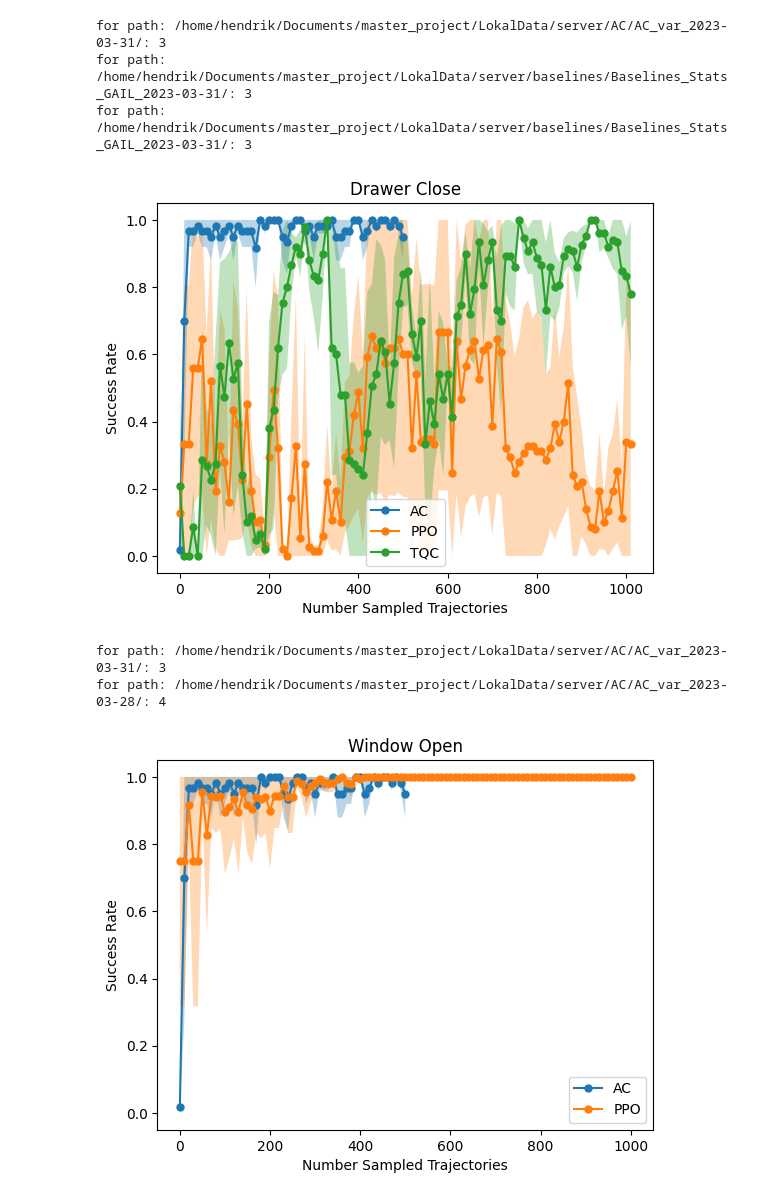
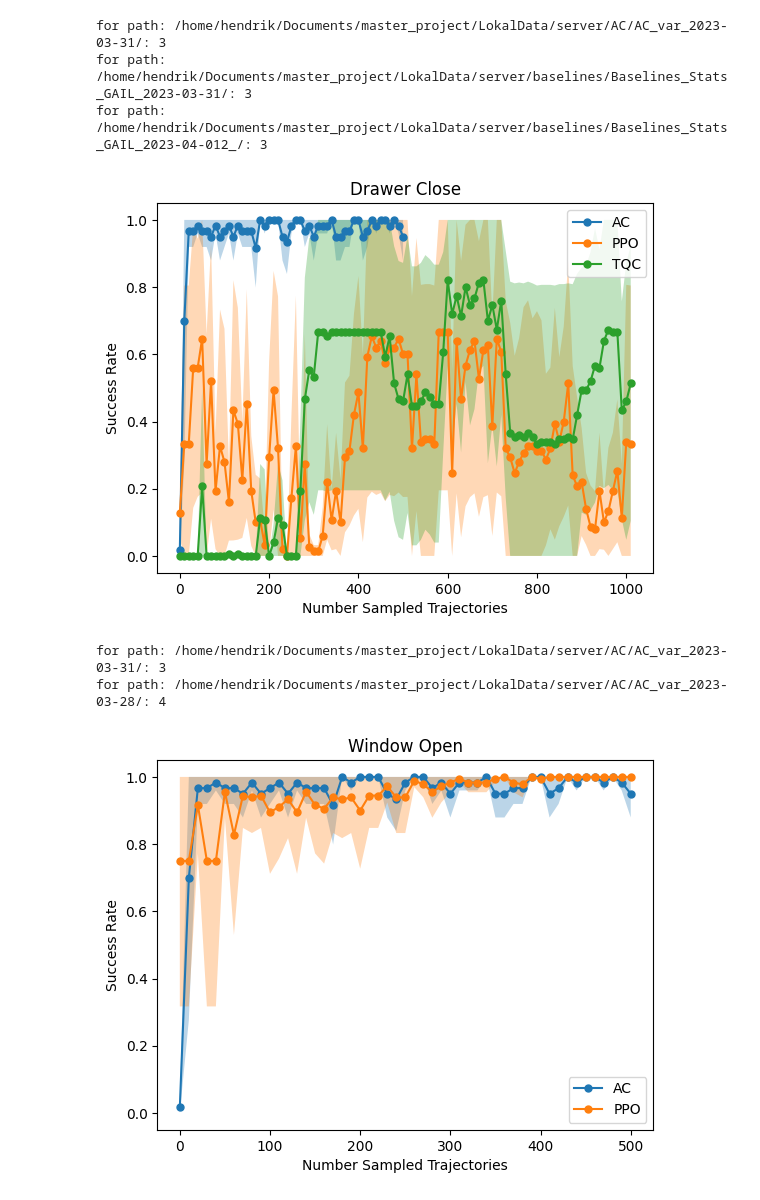
Before and after one commit to ReliableTree/ActiveCritic, a Jupyter notebook: src/active_critic/analyze_stats/dense_0/drawerclose.ipynb, the cells around one changed output. Drawn from its saved outputs; the diff is of its cells as text; code cells hidden in the pictures.

```diff
--- a/src/active_critic/analyze_stats/dense_0/drawerclose.ipynb
+++ b/src/active_critic/analyze_stats/dense_0/drawerclose.ipynb
@@ -1,37 +1,37 @@
 # %%
 from active_critic.analyze_stats.analyze_stats import make_plot
 
 AC_path = '/home/hendrik/Documents/master_project/LokalData/server/AC/AC_var_2023-03-31/'
 include_AC = ['statsoptimized', 'drawerclose ms 0 explore_until 3 reset drawerclose opt steps: 1 trainin eps: 500 opt mode: actor+plan demonstrations: 0, im_ph:False, training_episodes: 10, min critic: 1e-05, wd: 0.01, val_every: 1000']
 exclude_AC = []
 
 
 PPO_path = '/home/hendrik/Documents/master_project/LokalData/server/baselines/Baselines_Stats_GAIL_2023-03-31/'
 include_PPO = ['learner', 'PPO_drawerclose_lr_0.0005_demonstrations_0_n_samples_1000']
 exclude_PPO = []
 
-TQC_path = '/home/hendrik/Documents/master_project/LokalData/server/baselines/Baselines_Stats_GAIL_2023-03-31/'
-include_TQC = ['learner', 'TQC_drawerclose_lr_0.00073_demonstrations_0_n_samples_1000']
+TQC_path = '/home/hendrik/Documents/master_project/LokalData/server/baselines/Baselines_Stats_GAIL_2023-04-012_/'
+include_TQC = ['learner', 'TQC_drawerclose_dense_True_lr_5e-05_demonstrations_0_n_samples_1000_seqlen_100_learning_starts_3000']
 exclude_TQC = []
 
 save_path = '/home/hendrik/Documents/Master Thesis/TUM_Thesis_Template_CSE/images/dense_0/'
 
 
 make_plot(
     paths=[AC_path, PPO_path, TQC_path],
     includes=[include_AC, include_PPO, include_TQC],
     excludes=[exclude_AC, exclude_PPO, exclude_TQC],
     names=['AC', 'PPO', 'TQC', 'RPPO'],
     plot_name='Drawer Close',
     save_path = save_path,
     plot_closest=False,
     mean=False
     )
 # %% [output]
 for path: /home/hendrik/Documents/master_project/LokalData/server/AC/AC_var_2023-03-31/: 3
 for path: /home/hendrik/Documents/master_project/LokalData/server/baselines/Baselines_Stats_GAIL_2023-03-31/: 3
-for path: /home/hendrik/Documents/master_project/LokalData/server/baselines/Baselines_Stats_GAIL_2023-03-31/: 3
+for path: /home/hendrik/Documents/master_project/LokalData/server/baselines/Baselines_Stats_GAIL_2023-04-012_/: 3
-[figure, old version]
+[figure, new version]
 # %%
 AC_path = '/home/hendrik/Documents/master_project/LokalData/server/AC/AC_var_2023-03-31/'
 include_AC = ['statsoptimized', 'drawerclose ms 0 explore_until 3 reset drawerclose opt steps: 1 trainin eps: 500 opt mode: actor+plan demonstrations: 0, im_ph:False, training_episodes: 10, min critic: 1e-05, wd: 0.01, val_every: 1000']
@@ -51,10 +51,10 @@ make_plot(
     names=['AC', 'PPO', 'TQC', 'RPPO'],
     plot_name='Window Open',
     save_path = save_path,
-    plot_closest=False,
+    plot_closest=True,
     mean=False
     )
 # %% [output]
 for path: /home/hendrik/Documents/master_project/LokalData/server/AC/AC_var_2023-03-31/: 3
 for path: /home/hendrik/Documents/master_project/LokalData/server/AC/AC_var_2023-03-28/: 4
-[figure, old version]
+[figure, new version]
```
Also changed, not shown: parts of 1 cell of this notebook, 5 other files.
